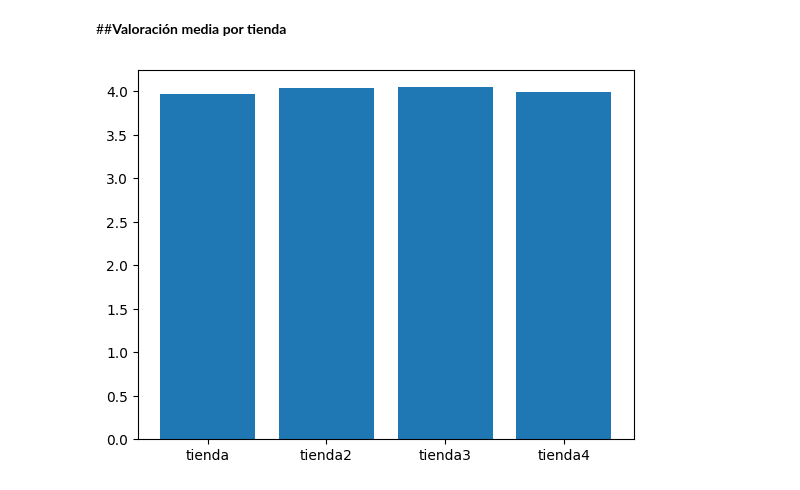
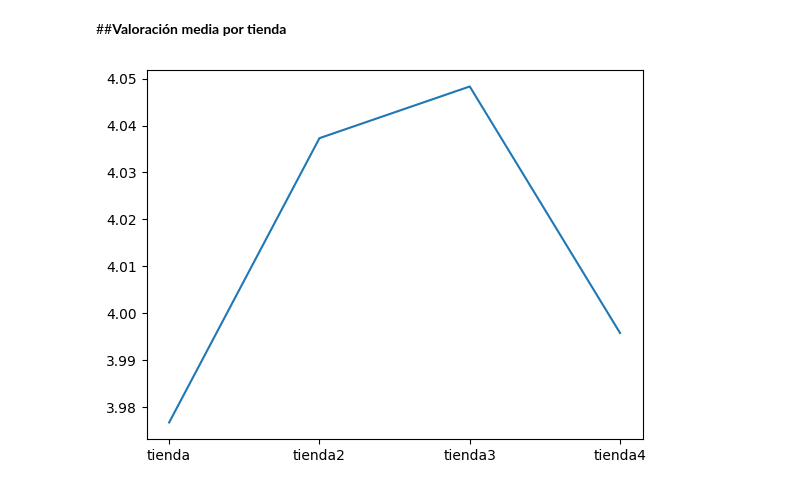
Before and after one commit to Nore-gibhub/Challenge_Alura_Store, a Jupyter notebook: Challenge_Alura_Store.ipynb, the cells around one changed output. Cells and saved outputs as stored; diff of their text form; code cells hidden in the pictures.

```diff
--- a/Challenge_Alura_Store.ipynb
+++ b/Challenge_Alura_Store.ipynb
@@ -156,7 +156,9 @@ plt.show()
 ##**Valoración media por tienda**
 # %%
 from matplotlib import pyplot as plt
-plt.bar(x=Calificacion_prom_por_tienda.index, height=Calificacion_prom_por_tienda.values)
+x = Calificacion_prom_por_tienda.index
+y = Calificacion_prom_por_tienda.values
+plt.plot(x,y)
 plt.show()
 # %% [output]
-[figure, old version]
+[figure, new version]
```
Also changed, not shown: parts of 1 cell of this notebook.
